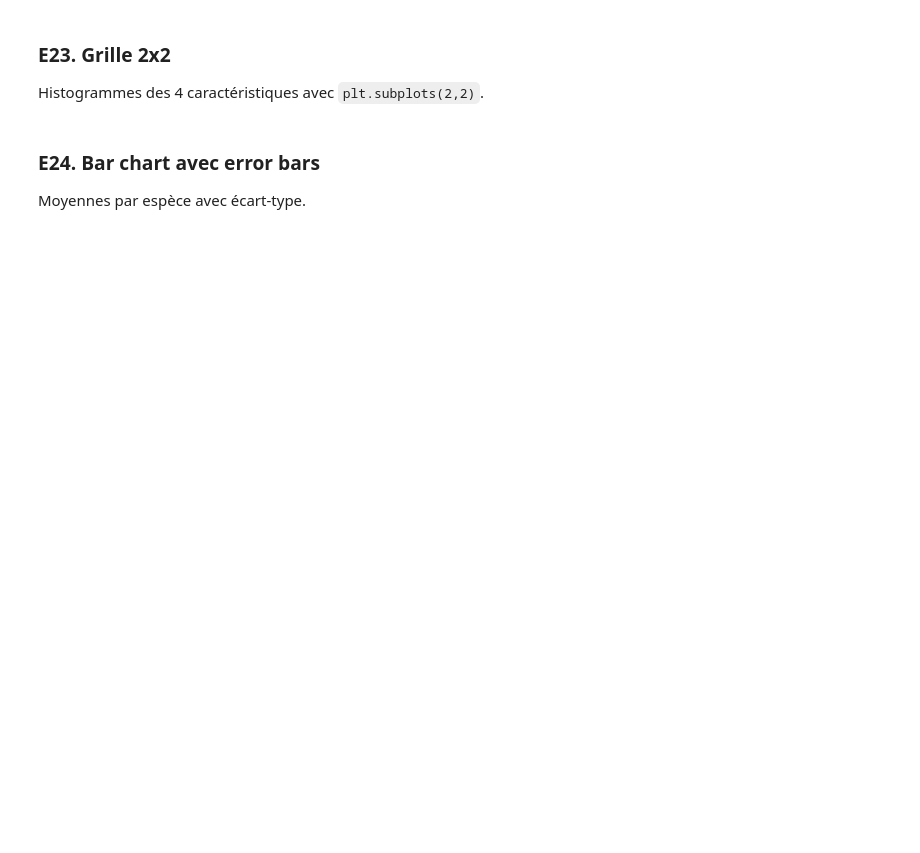
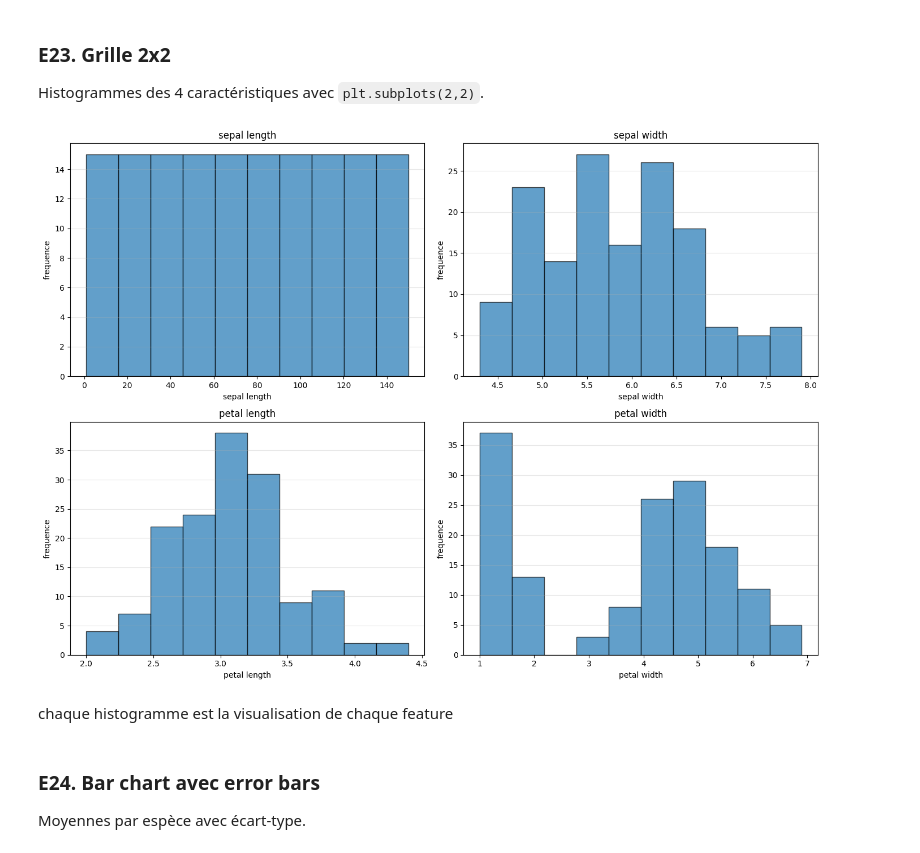
Before and after one commit to USMS-FPK-IA-GI-2025/controle-01-numpy-and-matplotlib-iris-SLebriz2002, a Jupyter notebook: notebooks/controle_numpy_matplotlib.ipynb, the cells around one changed output. Saved outputs shown, nothing was run; the diff lists cells and outputs as text; code cells hidden in the pictures; blank space fills up the shorter version.

```diff
--- a/notebooks/controle_numpy_matplotlib.ipynb
+++ b/notebooks/controle_numpy_matplotlib.ipynb
@@ -382,3 +423,20 @@ Histogrammes des 4 caractéristiques avec `plt.subplots(2,2)`.
+# %%
+# Votre code ici
+fig , axes = plt.subplots(2,2 , figsize = (14,10))
+ft_names = ['sepal length' , 'sepal width' , 'petal length' , 'petal width']
+for i ,ax in enumerate(axes.flat):
+    ax.hist(features[:,i] , bins = 10 , edgecolor = 'black', alpha = 0.7)
+    ax.set_xlabel(ft_names[i])
+    ax.set_ylabel('frequence')
+    ax.set_title(ft_names[i])
+    ax.grid(axis = 'y', alpha = 0.3)
+
+plt.tight_layout()
+plt.show()
+# %% [output]
+[figure, added]
+# %% [markdown]
+chaque histogramme est la visualisation de chaque feature
 # %% [markdown]
 ### E24. Bar chart avec error bars
 Moyennes par espèce avec écart-type.
```
Also changed, not shown: parts of 32 cells of this notebook.
